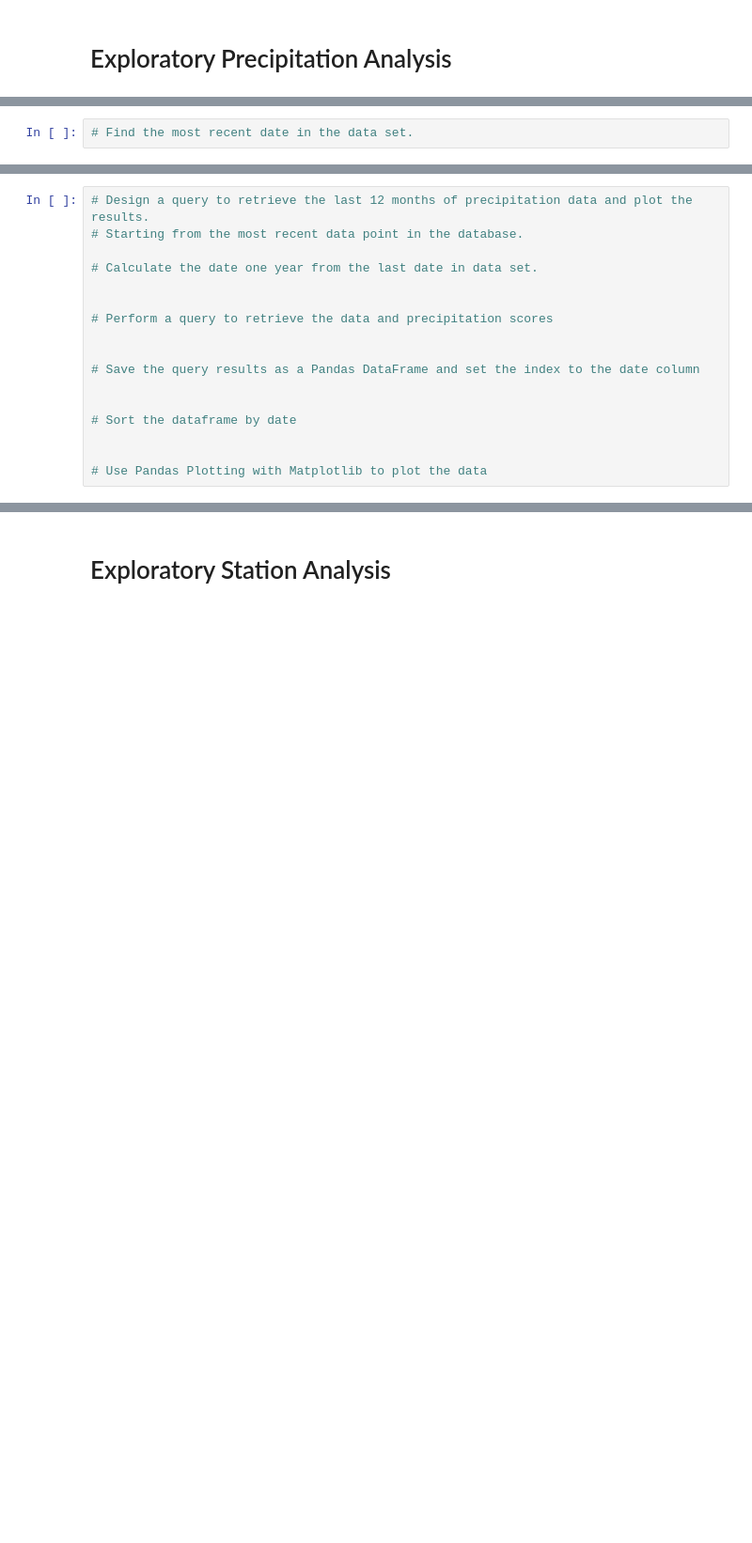
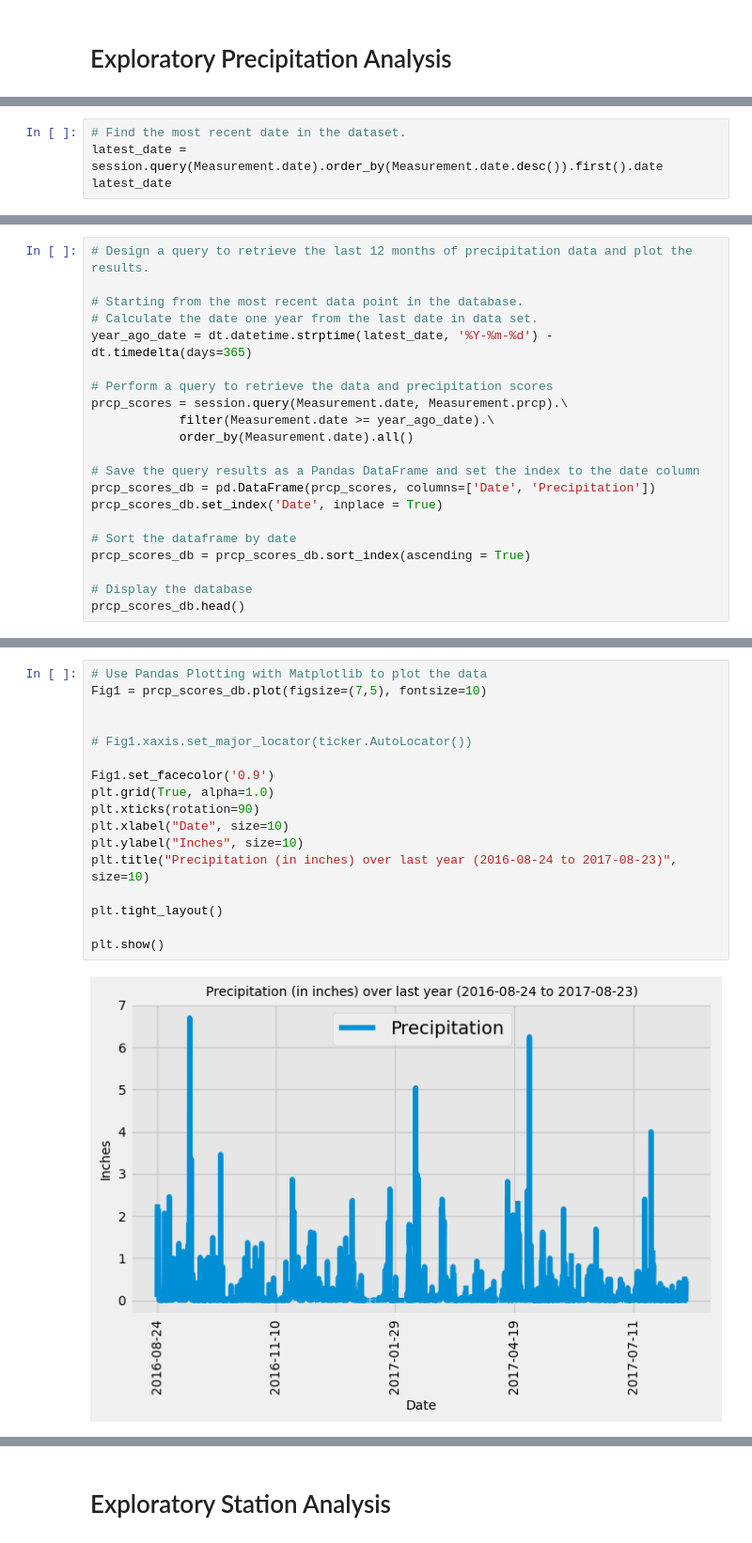
Before and after one commit to saraparveen26/SQLAlchemy---Climate-Data-Analysis-and-API-app, a Jupyter notebook: SurfsUp/climate_solved.ipynb, the cells around one changed output, grey strips where cells are left out. Shown at 94% size. Drawn from its saved outputs; the diff is of its cells as text; blank space fills up the shorter version.

Commit message:
precipitation analysis completed

```diff
--- a/SurfsUp/climate_solved.ipynb
+++ b/SurfsUp/climate_solved.ipynb
@@ -41,2 +71,4 @@ session = Session(engine)
 # %%
-# Find the most recent date in the data set.
+# Find the most recent date in the dataset.
+latest_date = session.query(Measurement.date).order_by(Measurement.date.desc()).first().date
+latest_date
@@ -43,17 +77,21 @@ session = Session(engine)
 # %%
 # Design a query to retrieve the last 12 months of precipitation data and plot the results.
+
 # Starting from the most recent data point in the database.
-
 # Calculate the date one year from the last date in data set.
-
+year_ago_date = dt.datetime.strptime(latest_date, '%Y-%m-%d') - dt.timedelta(days=365)
 
 # Perform a query to retrieve the data and precipitation scores
-
+prcp_scores = session.query(Measurement.date, Measurement.prcp).\
+            filter(Measurement.date >= year_ago_date).\
+            order_by(Measurement.date).all()
 
 # Save the query results as a Pandas DataFrame and set the index to the date column
-
+prcp_scores_db = pd.DataFrame(prcp_scores, columns=['Date', 'Precipitation'])
+prcp_scores_db.set_index('Date', inplace = True)
 
 # Sort the dataframe by date
+prcp_scores_db = prcp_scores_db.sort_index(ascending = True)
 
-
-# Use Pandas Plotting with Matplotlib to plot the data
+# Display the database
+prcp_scores_db.head()
@@ -60,2 +106,21 @@ session = Session(engine)
+# %%
+# Use Pandas Plotting with Matplotlib to plot the data
+Fig1 = prcp_scores_db.plot(figsize=(7,5), fontsize=10)
+
+
+# Fig1.xaxis.set_major_locator(ticker.AutoLocator())
+
+Fig1.set_facecolor('0.9')
+plt.grid(True, alpha=1.0)
+plt.xticks(rotation=90)
+plt.xlabel("Date", size=10)
+plt.ylabel("Inches", size=10)
+plt.title("Precipitation (in inches) over last year (2016-08-24 to 2017-08-23)", size=10)
+
+plt.tight_layout()
+
+plt.show()
+# %% [output]
+[figure, added]
 # %%
 # Use Pandas to calcualte the summary statistics for the precipitation data
```
Also changed, not shown: parts of 8 cells of this notebook.
